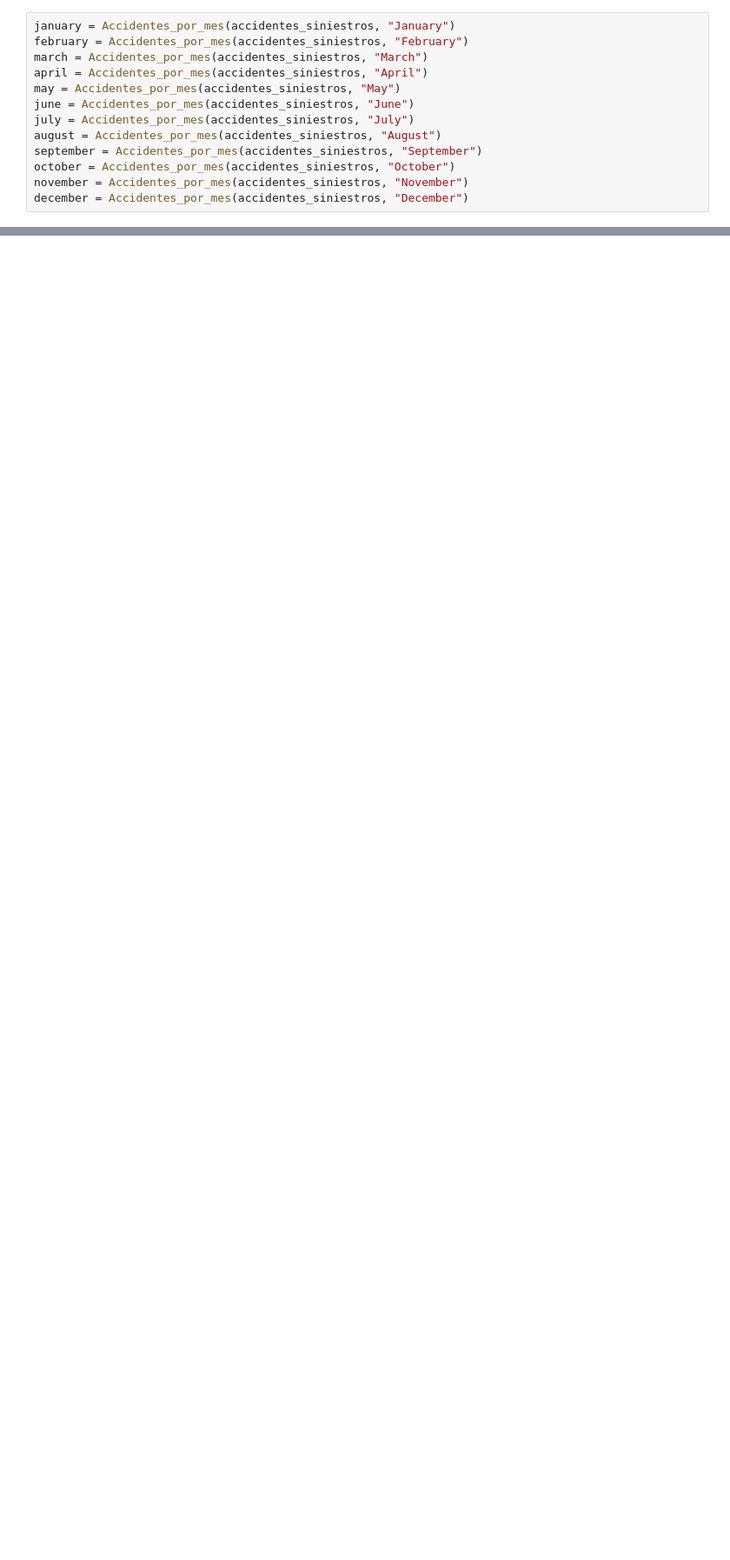
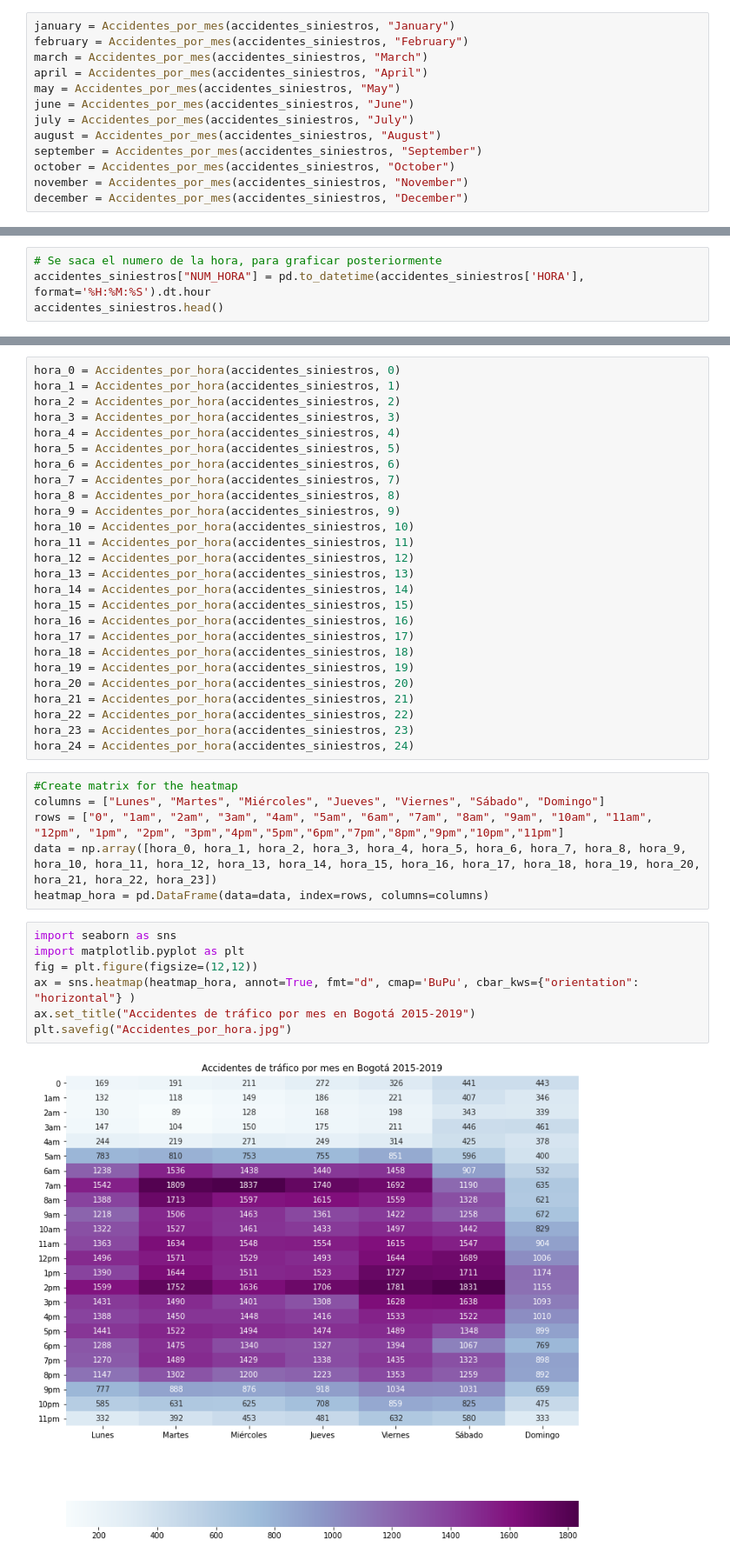
Before and after one commit to JJaraSas/AnalsisEstadisticoVial, a Jupyter notebook: Data/Formato.ipynb, the cells around one changed output, grey strips where cells are left out. Shown at 87% size. Cells and saved outputs as stored; diff of their text form; blank space fills up the shorter version.

Commit message:
gráficas por hora

```diff
--- a/Data/Formato.ipynb
+++ b/Data/Formato.ipynb
@@ -220,0 +226,4 @@ plt.savefig("Accidentes_por_mes.jpg")
+# %%
+# Se saca el numero de la hora, para graficar posteriormente
+accidentes_siniestros["NUM_HORA"] = pd.to_datetime(accidentes_siniestros['HORA'], format='%H:%M:%S').dt.hour
+accidentes_siniestros.head()
@@ -220,0 +263,41 @@ plt.savefig("Accidentes_por_mes.jpg")
+# %%
+hora_0 = Accidentes_por_hora(accidentes_siniestros, 0)
+hora_1 = Accidentes_por_hora(accidentes_siniestros, 1)
+hora_2 = Accidentes_por_hora(accidentes_siniestros, 2)
+hora_3 = Accidentes_por_hora(accidentes_siniestros, 3)
+hora_4 = Accidentes_por_hora(accidentes_siniestros, 4)
+hora_5 = Accidentes_por_hora(accidentes_siniestros, 5)
+hora_6 = Accidentes_por_hora(accidentes_siniestros, 6)
+hora_7 = Accidentes_por_hora(accidentes_siniestros, 7)
+hora_8 = Accidentes_por_hora(accidentes_siniestros, 8)
+hora_9 = Accidentes_por_hora(accidentes_siniestros, 9)
+hora_10 = Accidentes_por_hora(accidentes_siniestros, 10)
+hora_11 = Accidentes_por_hora(accidentes_siniestros, 11)
+hora_12 = Accidentes_por_hora(accidentes_siniestros, 12)
+hora_13 = Accidentes_por_hora(accidentes_siniestros, 13)
+hora_14 = Accidentes_por_hora(accidentes_siniestros, 14)
+hora_15 = Accidentes_por_hora(accidentes_siniestros, 15)
+hora_16 = Accidentes_por_hora(accidentes_siniestros, 16)
+hora_17 = Accidentes_por_hora(accidentes_siniestros, 17)
+hora_18 = Accidentes_por_hora(accidentes_siniestros, 18)
+hora_19 = Accidentes_por_hora(accidentes_siniestros, 19)
+hora_20 = Accidentes_por_hora(accidentes_siniestros, 20)
+hora_21 = Accidentes_por_hora(accidentes_siniestros, 21)
+hora_22 = Accidentes_por_hora(accidentes_siniestros, 22)
+hora_23 = Accidentes_por_hora(accidentes_siniestros, 23)
+hora_24 = Accidentes_por_hora(accidentes_siniestros, 24)
+# %%
+#Create matrix for the heatmap
+columns = ["Lunes", "Martes", "Miércoles", "Jueves", "Viernes", "Sábado", "Domingo"]
+rows = ["0", "1am", "2am", "3am", "4am", "5am", "6am", "7am", "8am", "9am", "10am", "11am", "12pm", "1pm", "2pm", "3pm","4pm","5pm","6pm","7pm","8pm","9pm","10pm","11pm"]
+data = np.array([hora_0, hora_1, hora_2, hora_3, hora_4, hora_5, hora_6, hora_7, hora_8, hora_9, hora_10, hora_11, hora_12, hora_13, hora_14, hora_15, hora_16, hora_17, hora_18, hora_19, hora_20, hora_21, hora_22, hora_23])
+heatmap_hora = pd.DataFrame(data=data, index=rows, columns=columns)
+# %%
+import seaborn as sns
+import matplotlib.pyplot as plt
+fig = plt.figure(figsize=(12,12))
+ax = sns.heatmap(heatmap_hora, annot=True, fmt="d", cmap='BuPu', cbar_kws={"orientation": "horizontal"} )
+ax.set_title("Accidentes de tráfico por mes en Bogotá 2015-2019")
+plt.savefig("Accidentes_por_hora.jpg")
+# %% [output]
+[figure, added]
```
Also changed, not shown: parts of 8 cells of this notebook, 3 other files.
